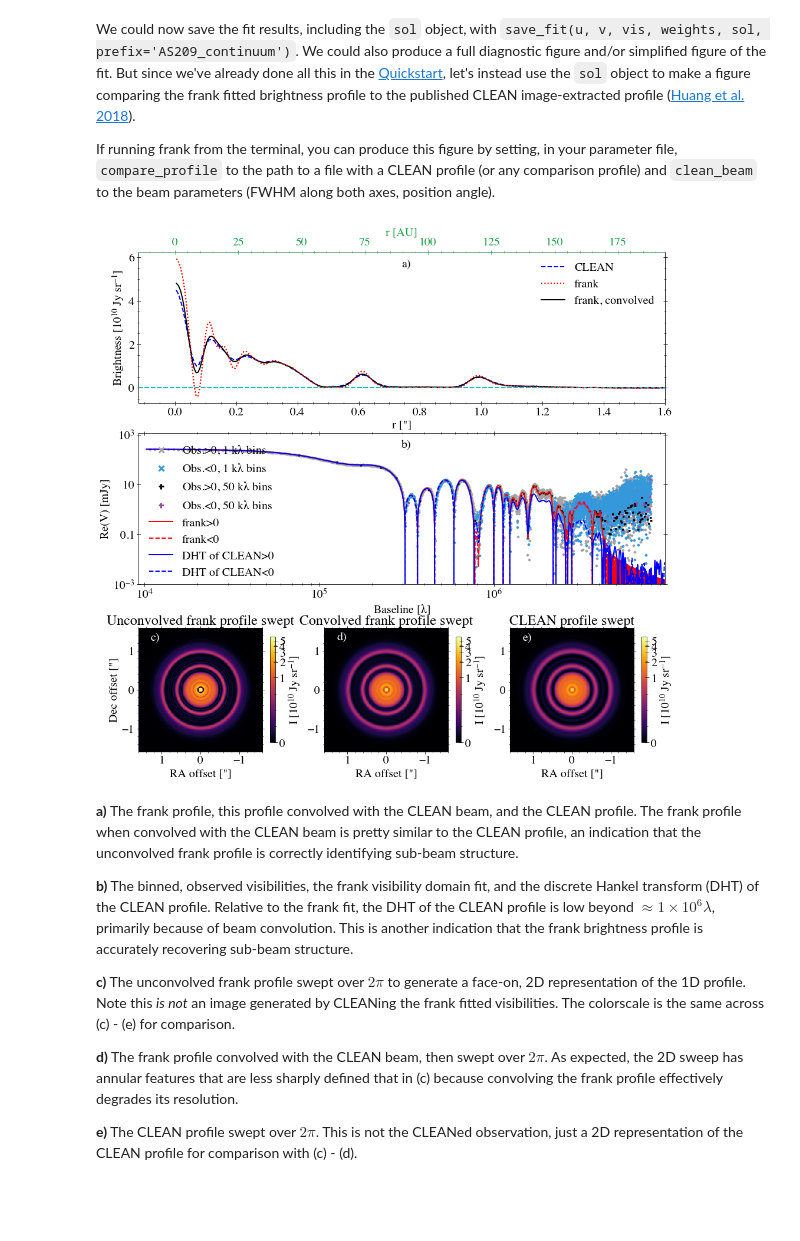
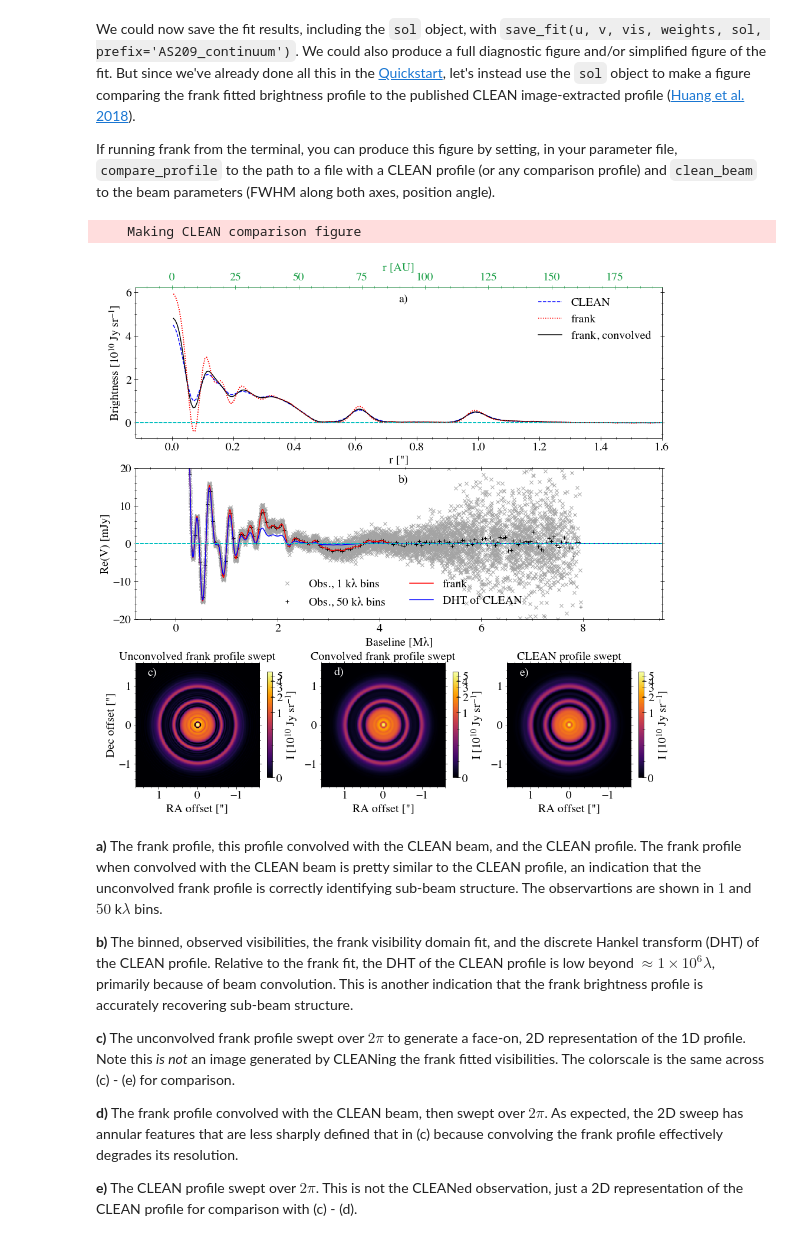
Before and after one commit to discsim/frank, a Jupyter notebook: docs/tutorials/fitting_procedure.ipynb, the cells around one changed output. Cells and saved outputs as stored; diff of their text form; code cells hidden in the pictures; blank space fills up the shorter version.

Commit message:
clean up plots in fitting_procedure tutorial

```diff
--- a/docs/tutorials/fitting_procedure.ipynb
+++ b/docs/tutorials/fitting_procedure.ipynb
@@ -136,33 +145,37 @@ If running frank from the terminal, you can produce this figure by setting, in y
 # %%
 # Load the CLEAN radial profile for AS 209
 r_clean, I_clean = np.genfromtxt('./AS209_clean_profile.txt').T
 clean_profile = {'r':r_clean, 'I':I_clean, 'lo_err':None, 'hi_err':None}
 
 # Using the same disc geometry parameters as above (the published values)
 # and the CLEAN beam parameters from CASA (`imhead` of the published .fits file),
 # convolve the frank profile with the CLEAN beam
 # Units: [arcsec], [arcsec], [deg]
 clean_beam = {'bmaj':0.03883, 'bmin':0.03818, 'beam_pa':85.82243}
 mean_convolved = convolve_profile(sol.r, sol.mean, geom.inc, geom.PA, clean_beam)
 
-# For the visibility plot that we'll make, show the observations in 1 and 50 k\lambda bins
+# For the visibility plot, show the observations in 1 and 50 k\lambda bins
 bin_widths = [1e3, 5e4]
 
-# And for the 2D representations of the 1D profiles that we'll show, use a colormap with an arcsinh
+# And for the 2D representations of the 1D profiles, use a colormap with an arcsinh
 # normalization, including a choice of the arcsinh scale parameter, 'asinh_a'
 stretch = 'asinh'
 asinh_a = 0.02
 
 # Distance to source [pc] (Andrews et al. 2018), just to show a second x-axis in AU
 dist = 121.
 
+# Zoom in on the lower amplitude visibilities to better see the fit accuracies at long baselines
+ylims = [-20, 20]
+
 make_clean_comparison_fig(u, v, vis, weights, sol, clean_profile,
                           bin_widths=bin_widths, stretch=stretch, mean_convolved=mean_convolved,
-                          dist=dist, force_style=False, figsize=(16,16));
+                          dist=dist, ylims=ylims, force_style=False, figsize=(16,16));
 # %% [output]
+    Making CLEAN comparison figure
-[figure, old version]
+[figure, new version]
 # %% [markdown]
-**a)** The frank profile, this profile convolved with the CLEAN beam, and the CLEAN profile. The frank profile when convolved with the CLEAN beam is pretty similar to the CLEAN profile, an indication that the unconvolved frank profile is correctly identifying sub-beam structure.
+**a)** The frank profile, this profile convolved with the CLEAN beam, and the CLEAN profile. The frank profile when convolved with the CLEAN beam is pretty similar to the CLEAN profile, an indication that the unconvolved frank profile is correctly identifying sub-beam structure. The observartions are shown in $1$ and $50$ k$\lambda$ bins.
 
 **b)** The binned, observed visibilities, the frank visibility domain fit, and the discrete Hankel transform (DHT) of the CLEAN profile. Relative to the frank fit, the DHT of the CLEAN profile is low beyond $\approx 1\times 10^6 \lambda$, primarily because of beam convolution. This is another indication that the frank brightness profile is accurately recovering sub-beam structure.
 
```
Also changed, not shown: parts of 5 cells of this notebook.
